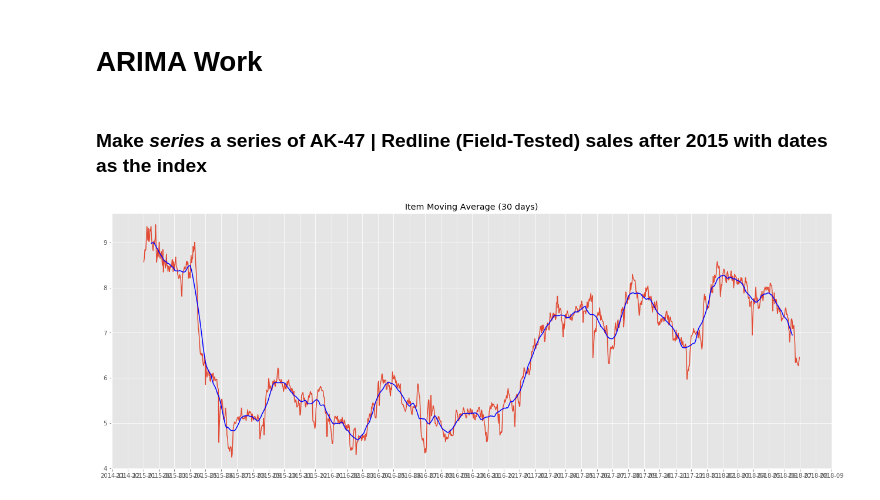
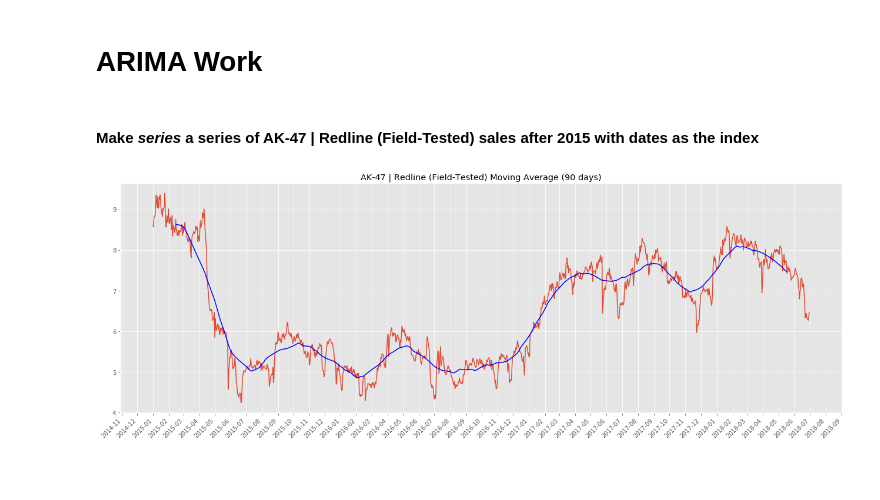
Before and after one commit to AkshayJ0shi/steam_anomaly_detection_capstone, a Jupyter notebook: series_arima.ipynb, the cells around one changed output. Saved outputs shown, nothing was run; the diff lists cells and outputs as text; code cells hidden in the pictures; blank space fills up the shorter version.

```diff
--- a/series_arima.ipynb
+++ b/series_arima.ipynb
@@ -32,7 +32,7 @@ plt.style.use('ggplot')
 with open('data/all_apps_df.pkl', 'rb') as f:
     df = pickle.load(f)
 # %% [markdown]
-### Make _series_ a series of AK-47 | Redline (Field-Tested) sales after 2015 with dates as the index
+#### Make _series_ a series of AK-47 | Redline (Field-Tested) sales after 2015 with dates as the index
 # %%
 df_gun = df[(df['item_name'] == 'AK-47 | Redline (Field-Tested)')]
 df_gun.date = [datetime.datetime.fromtimestamp(t) for t in df_gun.date]
@@ -41,6 +41,7 @@ series = df_gun.median_sell_price
 series = series.loc[pd.Timestamp('2015-01-01'):]
 # %%
 fig, ax = plt.subplots(figsize=(22, 8))
-plot_moving_average(series, ax)
+fig.autofmt_xdate(rotation=45)
+plot_moving_average(series, ax, title='AK-47 | Redline (Field-Tested)', window=90)
 # %% [output]
-[figure, old version]
+[figure, new version]
```
Also changed, not shown: parts of 9 cells of this notebook.
